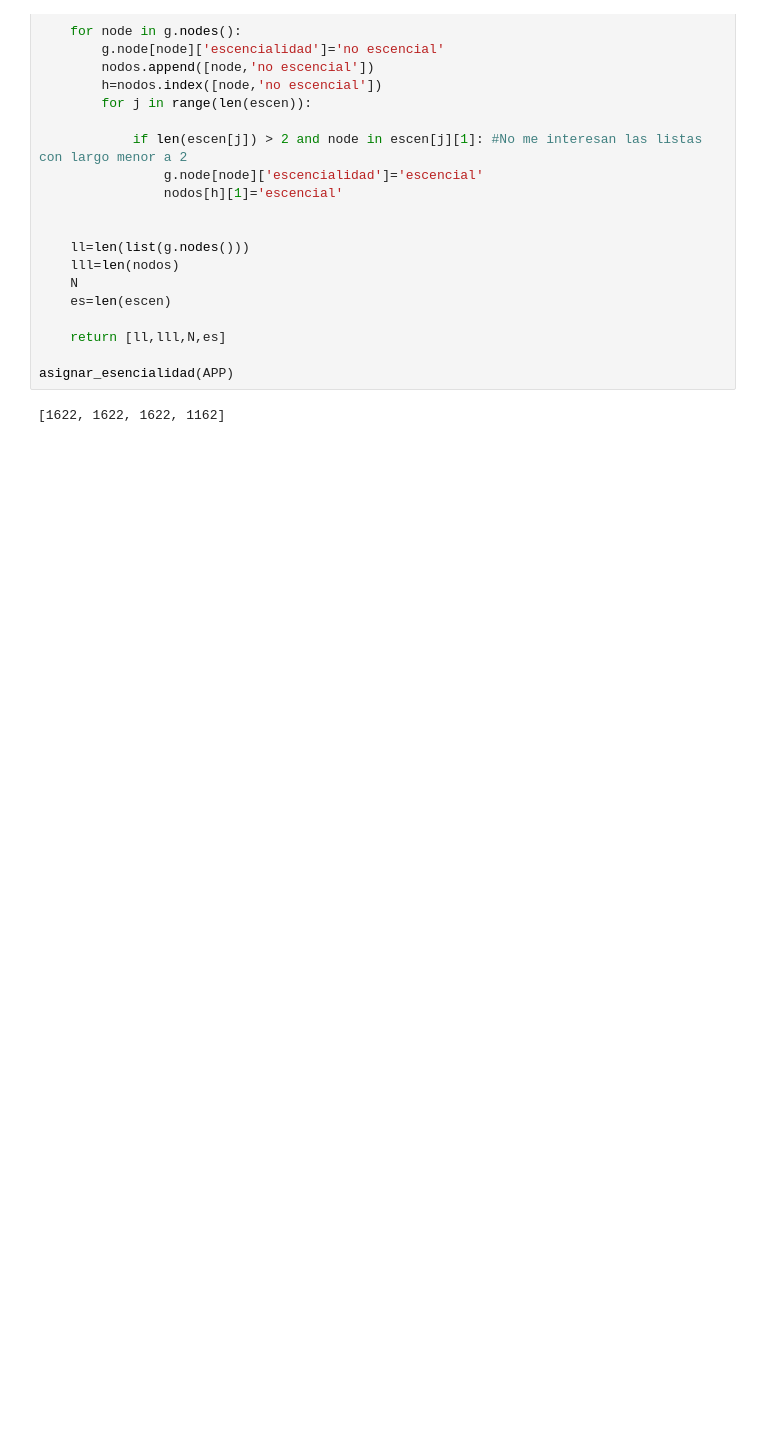
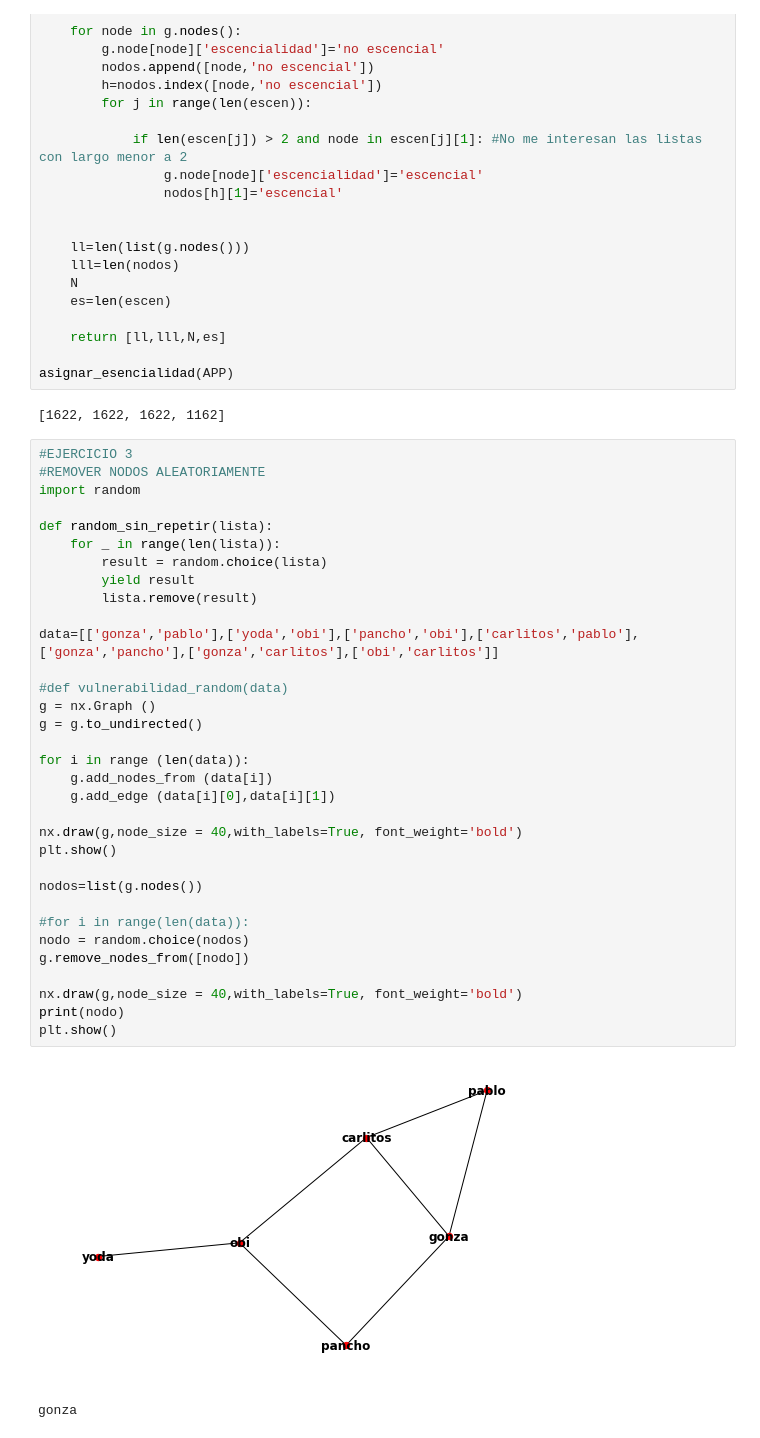
Before and after one commit to Juanfio/FacuyJuan_2018, a Jupyter notebook: TP02/TP02_CODIGOS.ipynb, the cells around one changed output. Saved outputs shown, nothing was run; the diff lists cells and outputs as text; blank space fills up the shorter version.

```diff
--- a/TP02/TP02_CODIGOS.ipynb
+++ b/TP02/TP02_CODIGOS.ipynb
@@ -292,3 +292,39 @@ def asignar_esencialidad(data):
 asignar_esencialidad(APP)
 # %% [output]
 [1622, 1622, 1622, 1162]
+# %%
+#EJERCICIO 3
+#REMOVER NODOS ALEATORIAMENTE
+import random
+
+def random_sin_repetir(lista):
+    for _ in range(len(lista)):
+        result = random.choice(lista)
+        yield result
+        lista.remove(result)
+
+data=[['gonza','pablo'],['yoda','obi'],['pancho','obi'],['carlitos','pablo'],['gonza','pancho'],['gonza','carlitos'],['obi','carlitos']]
+
+#def vulnerabilidad_random(data)
+g = nx.Graph ()
+g = g.to_undirected()
+
+for i in range (len(data)):
+    g.add_nodes_from (data[i])
+    g.add_edge (data[i][0],data[i][1])
+
+nx.draw(g,node_size = 40,with_labels=True, font_weight='bold')
+plt.show()
+
+nodos=list(g.nodes())
+
+#for i in range(len(data)):
+nodo = random.choice(nodos)
+g.remove_nodes_from([nodo])
+
+nx.draw(g,node_size = 40,with_labels=True, font_weight='bold')
+print(nodo)
+plt.show()
+# %% [output]
+[figure, added]
+gonza
```
Also changed, not shown: parts of 2 cells of this notebook.
